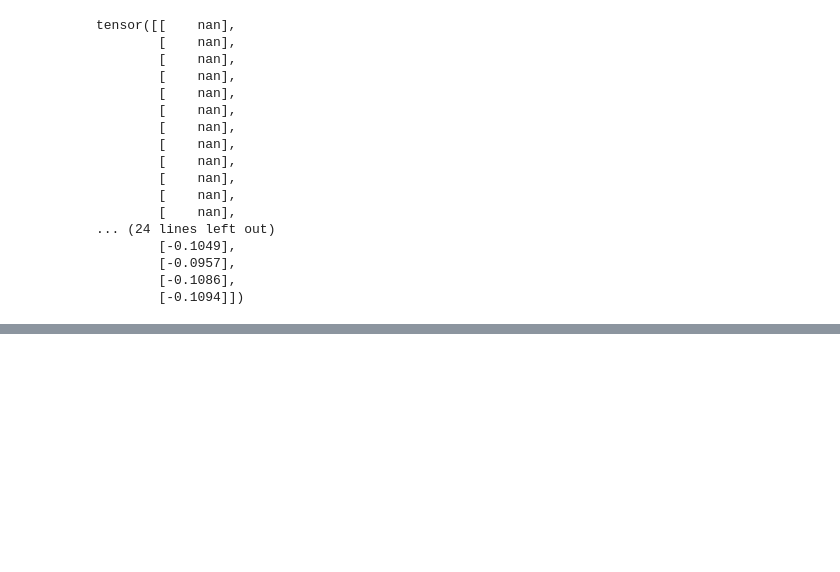
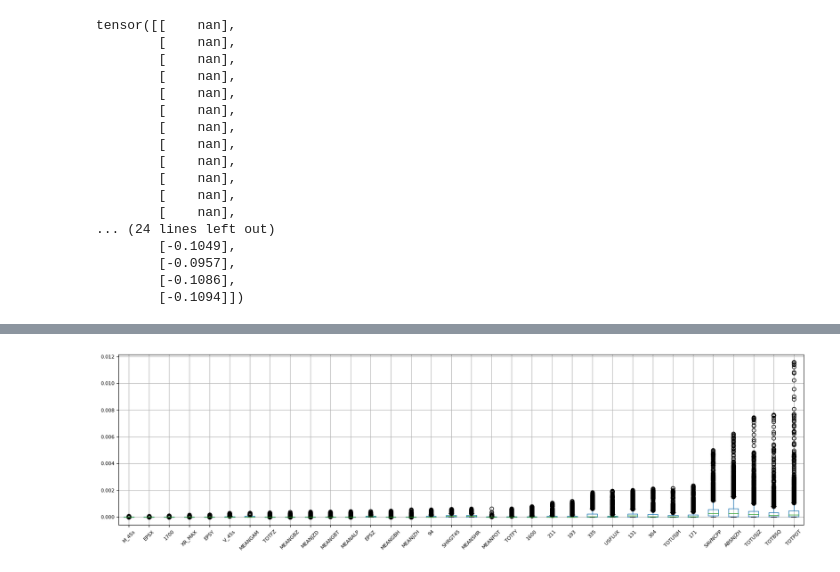
Before and after one commit to brandonlpanos/mvts, a Jupyter notebook: src/scratch.ipynb, the cells around one changed output, grey strips where cells are left out. Saved outputs shown, nothing was run; the diff lists cells and outputs as text; code cells hidden in the pictures; blank space fills up the shorter version.

```diff
--- a/src/scratch.ipynb
+++ b/src/scratch.ipynb
@@ -842,0 +845,23 @@ tensor([[    nan],
+# %%
+import os
+import numpy as np
+import pandas as pd
+
+dtypes = ['94', '131', '171', '193', '211', '304', '335', '1600', '1700', 'M_45s', 'V_45s',
+        'TOTUSJH', 'TOTBSQ', 'TOTPOT', 'TOTUSJZ', 'ABSNJZH', 'SAVNCPP', 'USFLUX', 'TOTFZ',
+        'MEANPOT', 'EPSZ', 'MEANSHR', 'SHRGT45', 'MEANGAM', 'MEANGBT', 'MEANGBZ', 'MEANGBH',
+        'MEANJZH', 'TOTFY', 'MEANJZD', 'MEANALP', 'TOTFX', 'EPSY', 'EPSX', 'XR_MAX']
+
+root_data_dir = '../data/attributions/'
+
+dfs = []
+x_all = None
+for file in os.listdir(root_data_dir):
+    if file.endswith('.npy'):
+        x = np.load(root_data_dir + file, allow_pickle=True)
+        try: x_all = np.concatenate((x_all, x), axis=0)
+        except: x_all = x
+        print(x_all.shape)
+
+df = pd.DataFrame(x_all, columns=dtypes)
+df = df.drop(columns=['TOTFX'])
@@ -842,0 +886,22 @@ tensor([[    nan],
+# %%
+import pandas as pd
+import matplotlib.pyplot as plt
+
+fig, ax = plt.subplots(figsize=(20, 5))
+
+# Calculate the mean values for each column
+column_means = df.mean()
+
+# Sort the columns based on mean values
+sorted_columns = column_means.sort_values()
+
+# Create a boxplot using the sorted column order
+df_boxplot = df[sorted_columns.index].boxplot()
+
+# Set the x-axis tick labels to the sorted column order
+df_boxplot.set_xticklabels(sorted_columns.index, rotation=45)
+
+# Show the plot
+plt.show()
+# %% [output]
+[figure, added]
```
Also changed, not shown: parts of 5 cells of this notebook.
